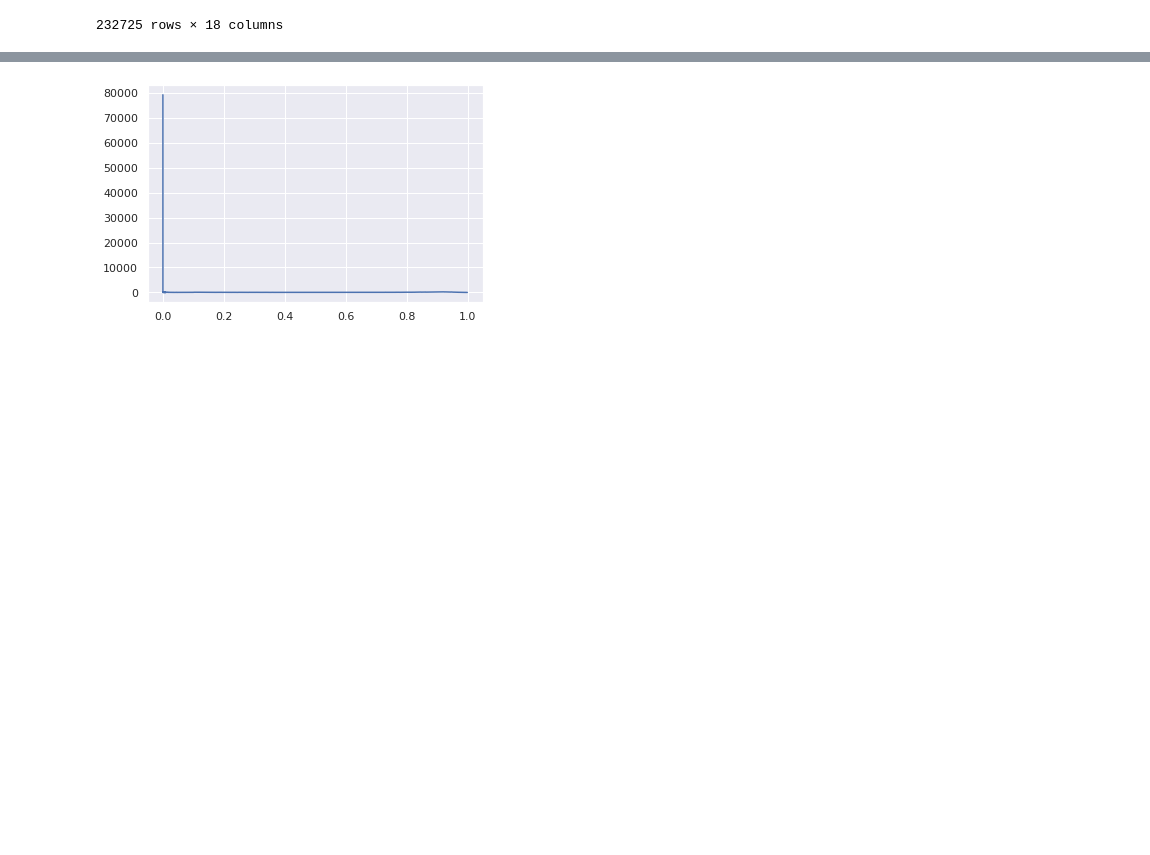
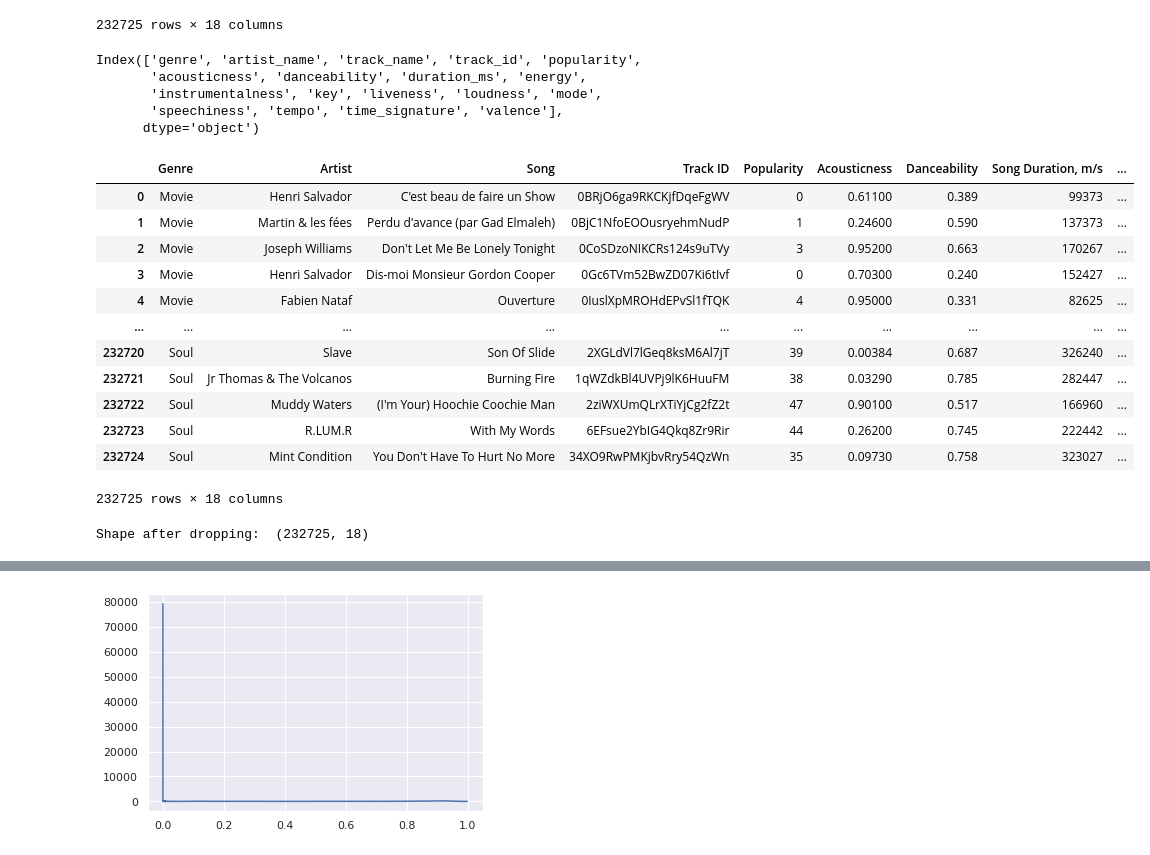
Before and after one commit to dondreojordan/Project-Notebook-Code, a Jupyter notebook: Spotify_Features_Dataset.ipynb, the cells around one changed output, grey strips where cells are left out. Saved outputs shown, nothing was run; the diff lists cells and outputs as text; code cells hidden in the pictures; blank space fills up the shorter version.

```diff
--- a/Spotify_Features_Dataset.ipynb
+++ b/Spotify_Features_Dataset.ipynb
@@ -62,3 +69,43 @@ Spotify Features Dataframe Shape:  (232725, 18)
 | 232723 | Soul | R.LUM.R | With My Words | 6EFsue2YbIG4Qkq8Zr9Rir | 44 | 0.26200 | 0.745 | 222442 | ... |
 | 232724 | Soul | Mint Condition | You Don't Have To Hurt No More | 34XO9RwPMKjbvRry54QzWn | 35 | 0.09730 | 0.758 | 323027 | ... |
 232725 rows × 18 columns
+# %%
+spotifyfeatures.columns
+
+# Let's rename the column headers and use the .columns to match spelling.
+# %% [output]
+Index(['genre', 'artist_name', 'track_name', 'track_id', 'popularity',
+       'acousticness', 'danceability', 'duration_ms', 'energy',
+       'instrumentalness', 'key', 'liveness', 'loudness', 'mode',
+       'speechiness', 'tempo', 'time_signature', 'valence'],
+      dtype='object')
+# %%
+spotifyfeatures.rename({'genre':'Genre', 'artist_name':'Artist', 'track_name':'Song', 'track_id':'Track ID', 'popularity':'Popularity',
+       'acousticness':'Acousticness', 'danceability':'Danceability', 'duration_ms':'Song Duration, m/s', 'energy':'Energy',
+       'instrumentalness':'Instrumentalness', 'key':'Key Signature', 'liveness':'Liveness', 'loudness':'Loudness', 'mode':'Mode',
+       'speechiness':'Speechiness', 'tempo':'Tempo', 'time_signature':'Time_Signature', 'valence':'Valence'}, axis=1, inplace=True)
+
+# Code Renames columns for Root Spotify Features Dataset.
+
+spotifyfeatures
+# %% [output]
+|  | Genre | Artist | Song | Track ID | Popularity | Acousticness | Danceability | Song Duration, m/s | ... |
+| 0 | Movie | Henri Salvador | C'est beau de faire un Show | 0BRjO6ga9RKCKjfDqeFgWV | 0 | 0.61100 | 0.389 | 99373 | ... |
+| 1 | Movie | Martin & les fées | Perdu d'avance (par Gad Elmaleh) | 0BjC1NfoEOOusryehmNudP | 1 | 0.24600 | 0.590 | 137373 | ... |
+| 2 | Movie | Joseph Williams | Don't Let Me Be Lonely Tonight | 0CoSDzoNIKCRs124s9uTVy | 3 | 0.95200 | 0.663 | 170267 | ... |
+| 3 | Movie | Henri Salvador | Dis-moi Monsieur Gordon Cooper | 0Gc6TVm52BwZD07Ki6tIvf | 0 | 0.70300 | 0.240 | 152427 | ... |
+| 4 | Movie | Fabien Nataf | Ouverture | 0IuslXpMROHdEPvSl1fTQK | 4 | 0.95000 | 0.331 | 82625 | ... |
+| ... | ... | ... | ... | ... | ... | ... | ... | ... | ... |
+| 232720 | Soul | Slave | Son Of Slide | 2XGLdVl7lGeq8ksM6Al7jT | 39 | 0.00384 | 0.687 | 326240 | ... |
+| 232721 | Soul | Jr Thomas & The Volcanos | Burning Fire | 1qWZdkBl4UVPj9lK6HuuFM | 38 | 0.03290 | 0.785 | 282447 | ... |
+| 232722 | Soul | Muddy Waters | (I'm Your) Hoochie Coochie Man | 2ziWXUmQLrXTiYjCg2fZ2t | 47 | 0.90100 | 0.517 | 166960 | ... |
+| 232723 | Soul | R.LUM.R | With My Words | 6EFsue2YbIG4Qkq8Zr9Rir | 44 | 0.26200 | 0.745 | 222442 | ... |
+| 232724 | Soul | Mint Condition | You Don't Have To Hurt No More | 34XO9RwPMKjbvRry54QzWn | 35 | 0.09730 | 0.758 | 323027 | ... |
+232725 rows × 18 columns
+# %%
+spotifyfeatures_original.drop_duplicates(subset='track_name')
+print('Shape after dropping: ', spotifyfeatures.shape)
+
+# Drop duplicate tracks
+# %% [output]
+Shape after dropping:  (232725, 18)
```
Also changed, not shown: parts of 20 cells of this notebook.
